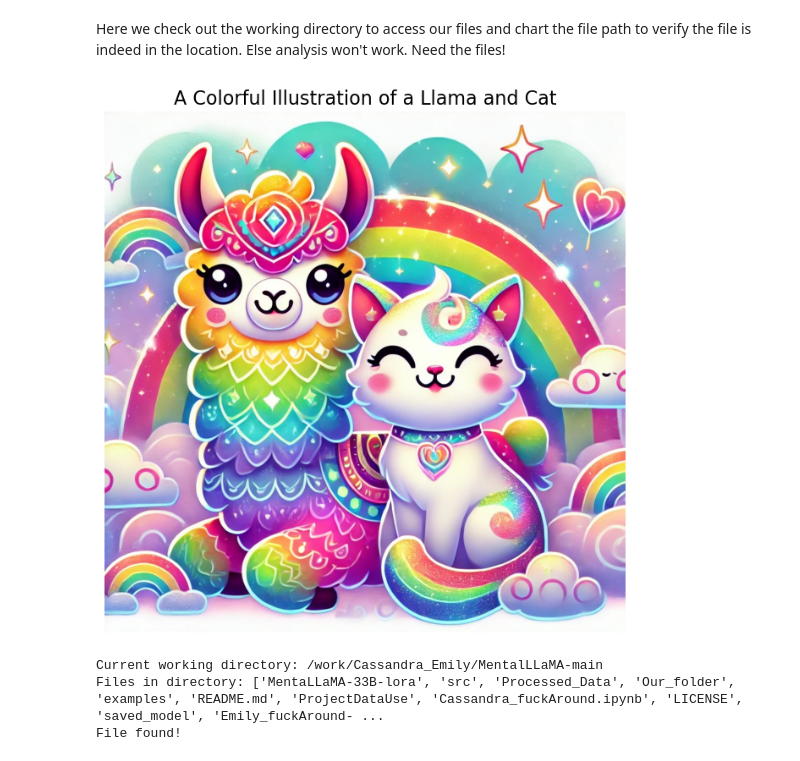
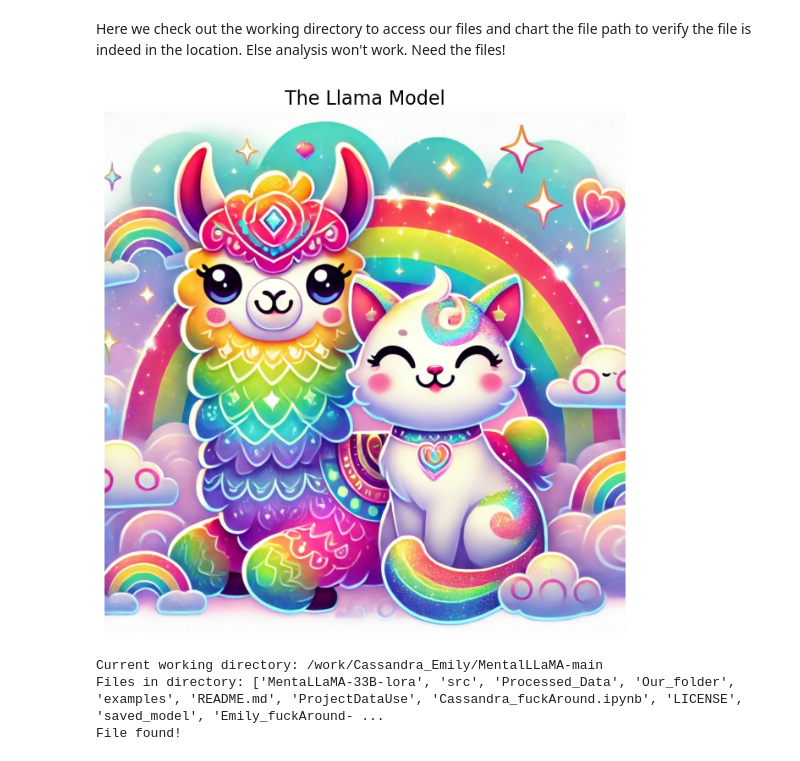
Before and after one commit to CassandraRempel/NLP-EXAM, a Jupyter notebook: Cassandra_needsProfessionalName.ipynb, the cells around one changed output. Saved outputs shown, nothing was run; the diff lists cells and outputs as text; code cells hidden in the pictures.

```diff
--- a/Cassandra_needsProfessionalName.ipynb
+++ b/Cassandra_needsProfessionalName.ipynb
@@ -71,18 +71,21 @@ Here we check out the working directory to access our files and chart the file p
 # %%
 import matplotlib.pyplot as plt
 import matplotlib.image as mpimg
 
 # Load the image
 img = mpimg.imread('/work/Cassandra_Emily/MentalLLaMA-main/DALL·E 2024-12-18 14.18.38 - A colorful and playful illustration of a cute llama and a cheerful cat in a magical, vibrant style. The llama features glowing patterns with a futuris.jpeg')  # Replace with your image's file path
 
 # Display the image
 plt.figure(figsize=(8, 8))
 plt.imshow(img)
 plt.axis('off')  # Hide axes
-plt.title("A Colorful Illustration of a Llama and Cat", fontsize=16)
+plt.title("The Llama Model", fontsize=16)
 plt.show()
+#the picture was generated by chatGPT with request of bright colours and
+#cute animals involving both a llama and a cat
+#the model is called llama and cats are perfection
 # %% [output]
-[figure, old version]
+[figure, new version]
 # %%
 # Check for the working directory and file identification
 # debugging if file exists
```
